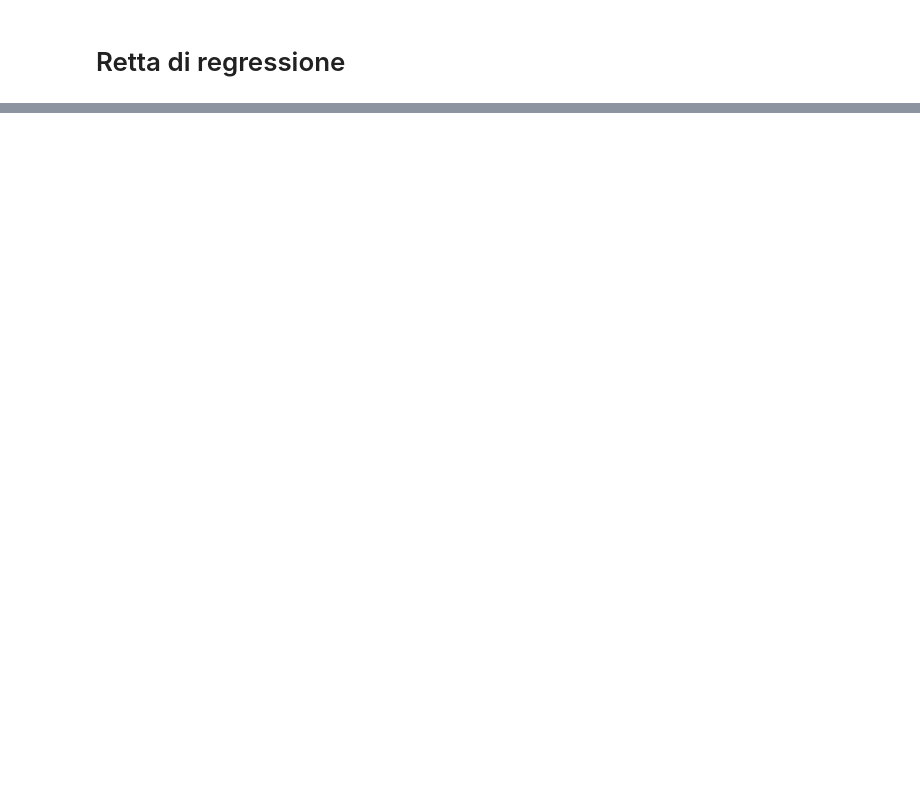
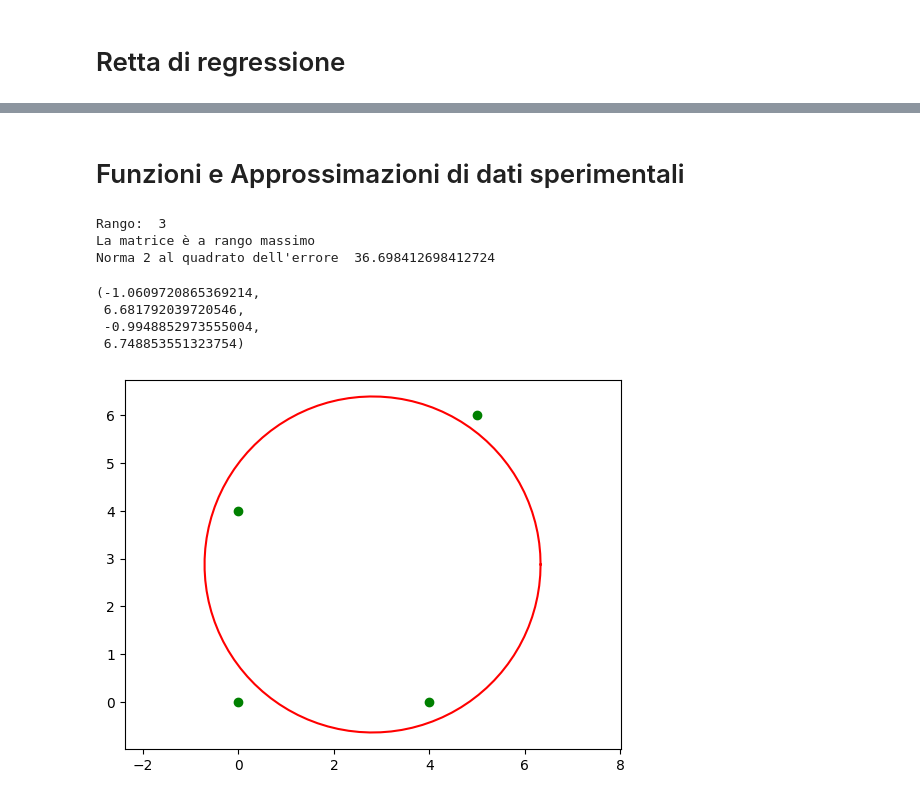
Before and after one commit to SonOfGillas/MetodiNumerici, a Jupyter notebook: Sovradeterminati.ipynb, the cells around one changed output, grey strips where cells are left out. Drawn from its saved outputs; the diff is of its cells as text; code cells hidden in the pictures; blank space fills up the shorter version.

```diff
--- a/Sovradeterminati.ipynb
+++ b/Sovradeterminati.ipynb
@@ -65,8 +67,12 @@ print("Errore soluzione Eqnorm: ", err * 100) """
 # renderlo ben posto lo si riformula come "risoluzione nel senso dei minimi quadrati"
 # Definito un vettore residuo r(x) = Ax - b, cerchiamo una x* che rende minima
 # la norma 2 al quadrato del residuo.
-# Se A ha rango massimo ed è mediamente mal condizionata.
-def qrLS(A, b):
+# Se A ha rango massimo ed è mediamente mal condizionata si può usare il metodo QR
+# per la soluzione del problema dei minimi quadrati, calcolando i due fattori Q
+# ed R di A, lavorando sempre solo sulla matrice A, senza dover passare alla matrice
+# A.T @ A che è molto più mal condizionata e sfruttando una fattorizzazione abbastanza
+# stabile. Sotto queste condizioni il risultato sarà molto più preciao di altri metodi.
+def QRLS(A, b):
     n = A.shape[1]
     Q, R = spl.qr(A)
 
@@ -77,3 +83,13 @@ def qrLS(A, b):
     residuo = np.linalg.norm(h[n:])**2
 
     return x, residuo
+# %%
+sol, residuo = QRLS(A1, b1)
+print("Soluzione nel senso dei minimi quadrati:\n  ", sol)
+print("Residuo: ", residuo)
+print("Norma soluzione: ", np.linalg.norm(sol))
+
+# Di quanto ci discostiamo dalla soluzione esatta?
+x_esatta = np.ones_like(sol)
+err = np.linalg.norm(sol - x_esatta) / np.linalg.norm(x_esatta)
+print("Errore soluzione QRLS: ", err * 100)
@@ -244,0 +343,33 @@ plt.plot(xv, pol3_svd, 'm')
+# %% [markdown]
+# Funzioni e Approssimazioni di dati sperimentali
+# %%
+import math
+px = np.array([0, 4, 0, 5])
+py = np.array([0, 0, 4, 6])
+# Costruisco il sistema lineare sovradeterminato come richiesto
+A = np.array([[0, 0, 1], [4, 0, 1], [0, 4, 1], [5, 6, 1]])
+b = np.array([[0], [-16], [-16], [-61]])
+
+a, err = SVDLS(A, b)
+print("Norma 2 al quadrato dell'errore ", err)
+# Calcolo il centro
+cx = -a[0]/2
+cy = -a[1]/2
+# Calcolo il raggio con la formula data
+r1 = math.sqrt((a[0]**2)/4+(a[1]**2)/4-a[2])
+t = np.linspace(0, 2*math.pi, 100)
+# Costruisco le due componenti parametriche della circonferemza
+x = cx+r1*np.cos(t)
+y = cy+r1*np.sin(t)
+plt.plot(x, y, 'r-')
+plt.plot(px, py, 'go')
+plt.axis('equal')
+# %% [output]
+Rango:  3
+La matrice è a rango massimo
+Norma 2 al quadrato dell'errore  36.698412698412724
+(-1.0609720865369214,
+ 6.681792039720546,
+ -0.9948852973555004,
+ 6.748853551323754)
+[figure, added]
```
Also changed, not shown: parts of 7 cells of this notebook.
